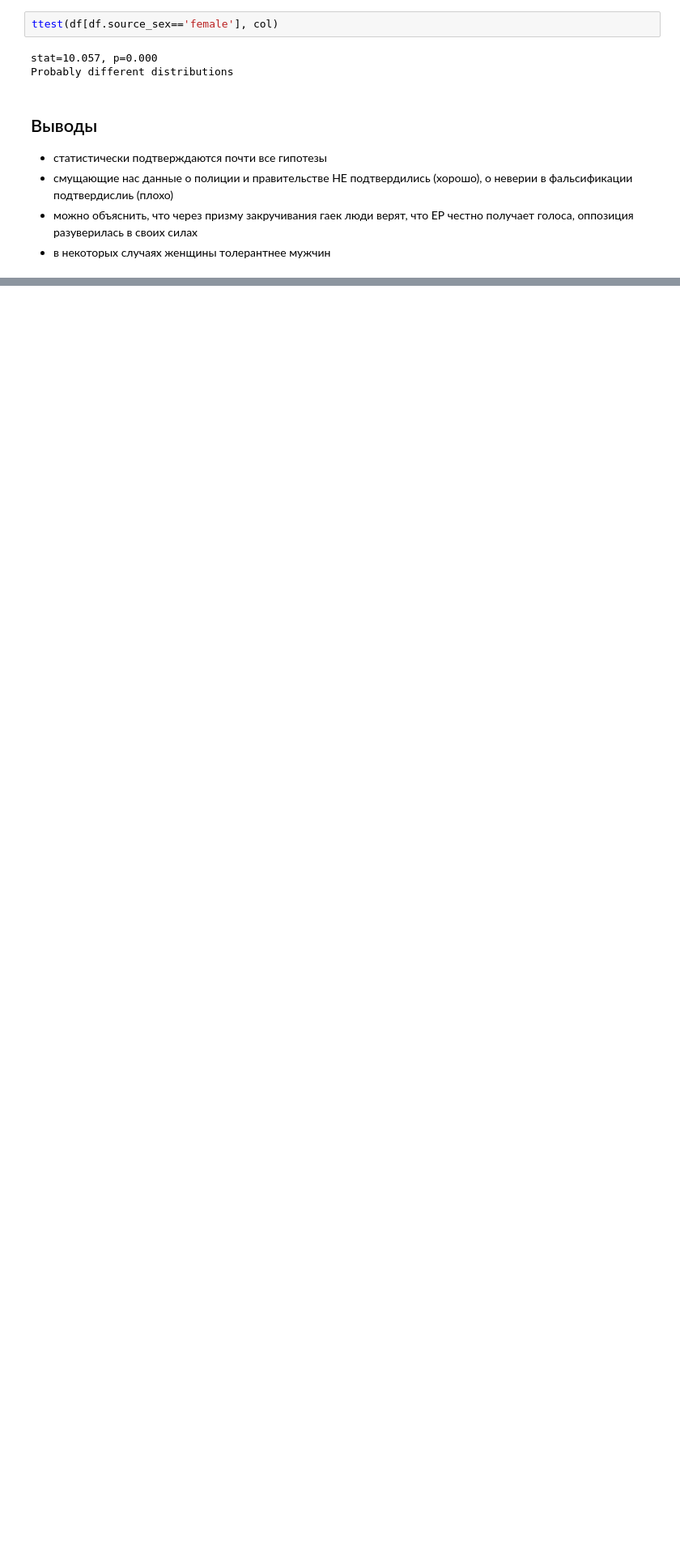
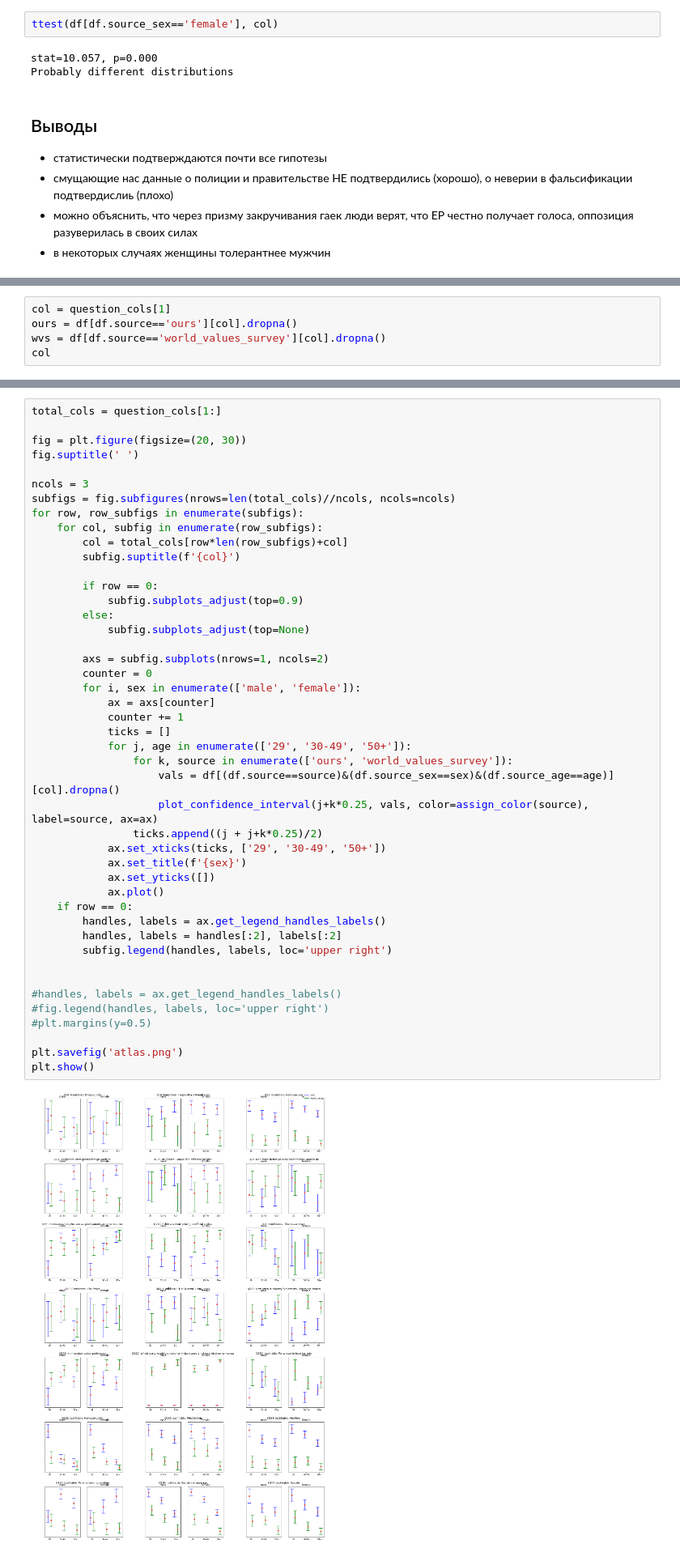
Before and after one commit to btseytlin/toloka_sociology, a Jupyter notebook: notebooks/Toloka_analysis_2.ipynb, the cells around one changed output, grey strips where cells are left out. Shown at 81% size. Cells and saved outputs as stored; diff of their text form; blank space fills up the shorter version.

```diff
--- a/notebooks/Toloka_analysis_2.ipynb
+++ b/notebooks/Toloka_analysis_2.ipynb
@@ -1181,0 +1374,5 @@ plot_cats_by_category_normalized(df,
+# %%
+col = question_cols[1]
+ours = df[df.source=='ours'][col].dropna()
+wvs = df[df.source=='world_values_survey'][col].dropna()
+col
@@ -1181,0 +1400,47 @@ plot_cats_by_category_normalized(df,
+# %%
+total_cols = question_cols[1:]
+
+fig = plt.figure(figsize=(20, 30))
+fig.suptitle(' ')
+
+ncols = 3
+subfigs = fig.subfigures(nrows=len(total_cols)//ncols, ncols=ncols)
+for row, row_subfigs in enumerate(subfigs):
+    for col, subfig in enumerate(row_subfigs):
+        col = total_cols[row*len(row_subfigs)+col]
+        subfig.suptitle(f'{col}')
+
+        if row == 0:
+            subfig.subplots_adjust(top=0.9)
+        else:
+            subfig.subplots_adjust(top=None)
+
+        axs = subfig.subplots(nrows=1, ncols=2)
+        counter = 0
+        for i, sex in enumerate(['male', 'female']):
+            ax = axs[counter]
+            counter += 1
+            ticks = []
+            for j, age in enumerate(['29', '30-49', '50+']):
+                for k, source in enumerate(['ours', 'world_values_survey']):
+                    vals = df[(df.source==source)&(df.source_sex==sex)&(df.source_age==age)][col].dropna()
+                    plot_confidence_interval(j+k*0.25, vals, color=assign_color(source), label=source, ax=ax)
+                ticks.append((j + j+k*0.25)/2)
+            ax.set_xticks(ticks, ['29', '30-49', '50+'])
+            ax.set_title(f'{sex}')
+            ax.set_yticks([])
+            ax.plot()
+    if row == 0:
+        handles, labels = ax.get_legend_handles_labels()
+        handles, labels = handles[:2], labels[:2]
+        subfig.legend(handles, labels, loc='upper right')
+
+
+#handles, labels = ax.get_legend_handles_labels()
+#fig.legend(handles, labels, loc='upper right')
+#plt.margins(y=0.5)
+
+plt.savefig('atlas.png')
+plt.show()
+# %% [output]
+[figure, added]
```
Also changed, not shown: parts of 20 cells of this notebook.
